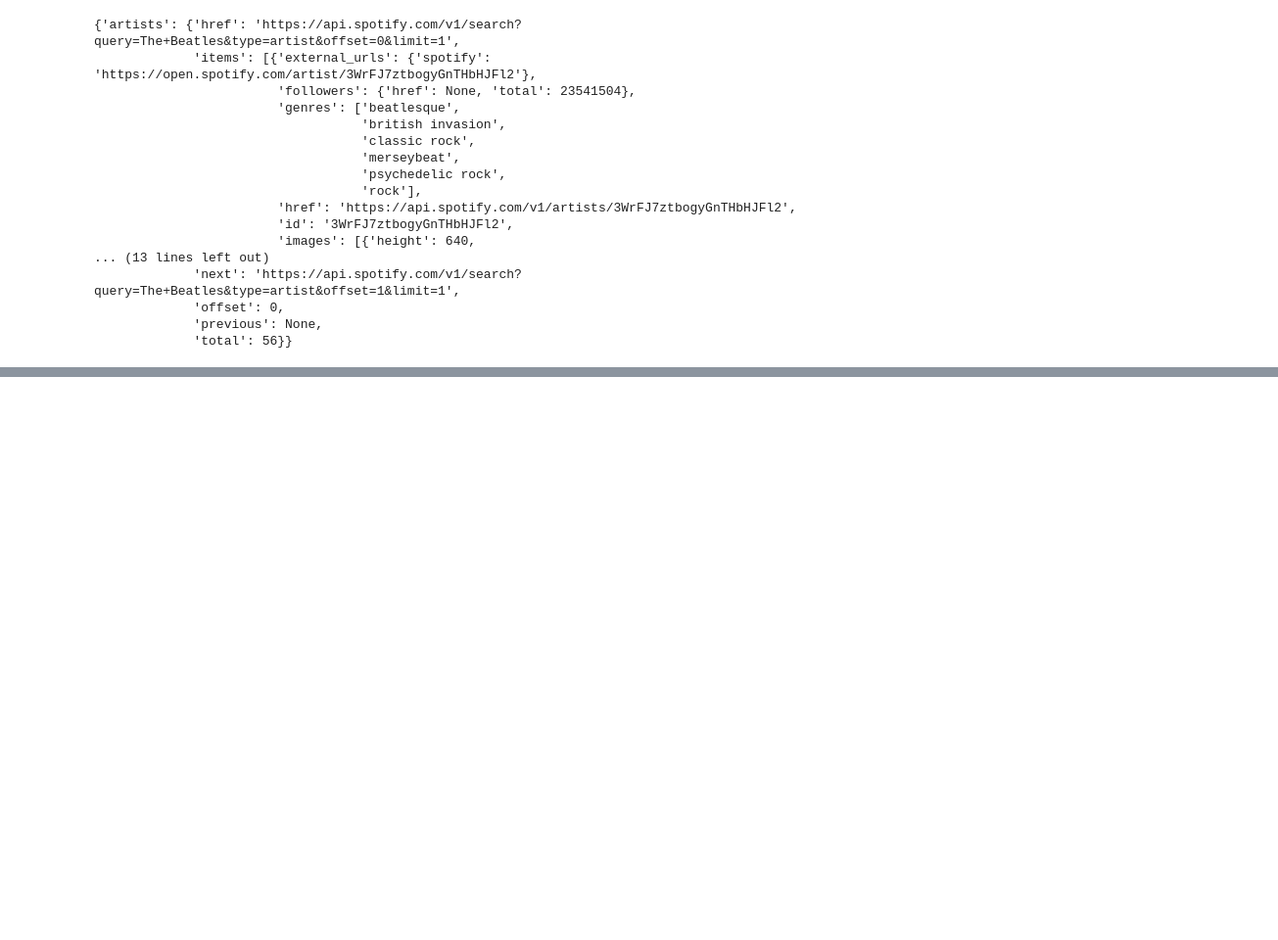
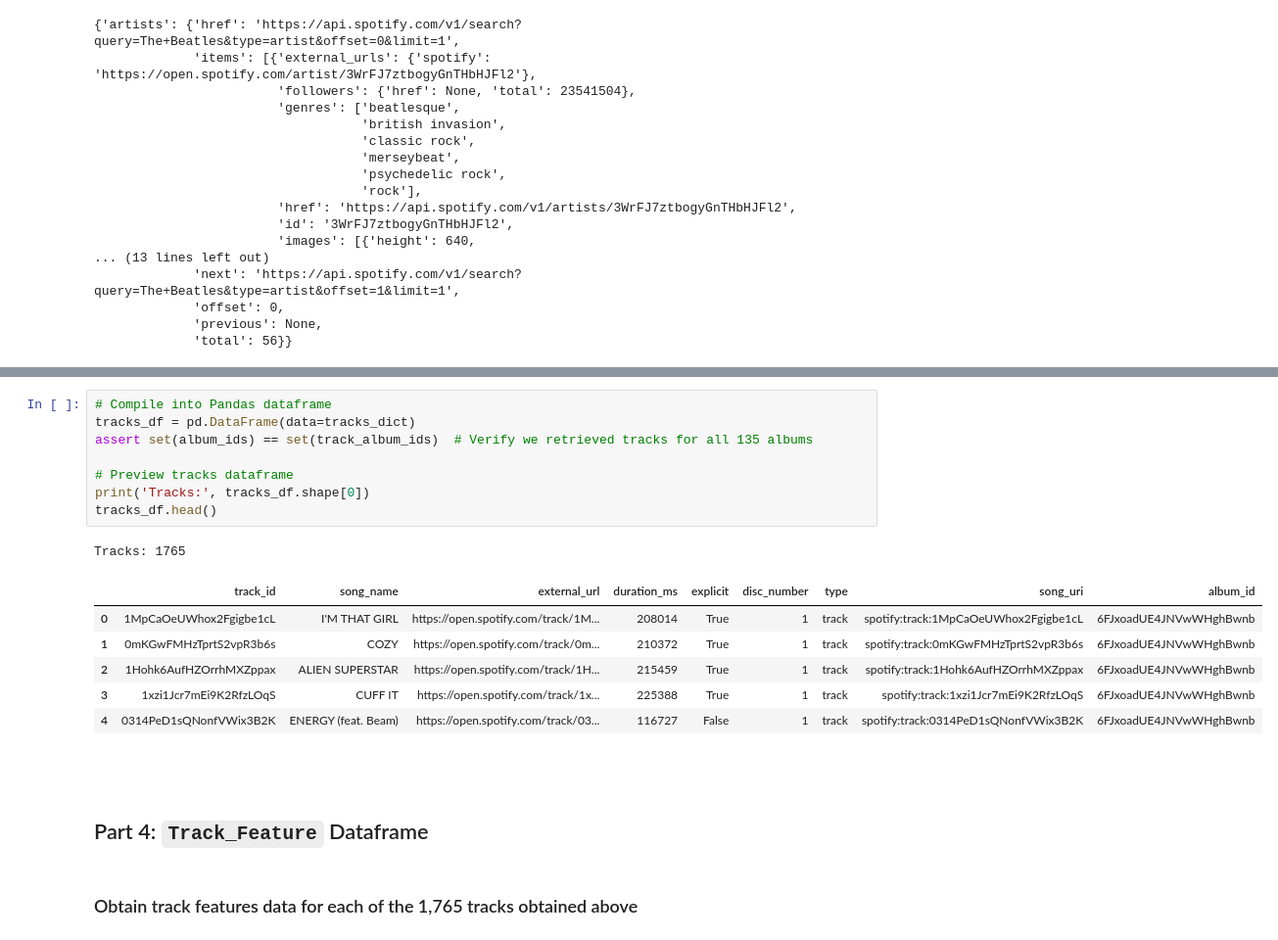
Before and after one commit to rjpost20/Onramp-Project, a Jupyter notebook: Project-Notebook.ipynb, the cells around one changed output, grey strips where cells are left out. Shown at 98% size. Cells and saved outputs as stored; diff of their text form; blank space fills up the shorter version.

```diff
--- a/Project-Notebook.ipynb
+++ b/Project-Notebook.ipynb
@@ -292,0 +372,22 @@ albums_df
+# %%
+# Compile into Pandas dataframe
+tracks_df = pd.DataFrame(data=tracks_dict)
+assert set(album_ids) == set(track_album_ids)  # Verify we retrieved tracks for all 135 albums
+
+# Preview tracks dataframe
+print('Tracks:', tracks_df.shape[0])
+tracks_df.head()
+# %% [output]
+Tracks: 1765
+|  | track_id | song_name | external_url | duration_ms | explicit | disc_number | type | song_uri | album_id |
+| 0 | 1MpCaOeUWhox2Fgigbe1cL | I'M THAT GIRL | https://open.spotify.com/track/1M... | 208014 | True | 1 | track | spotify:track:1MpCaOeUWhox2Fgigbe1cL | 6FJxoadUE4JNVwWHghBwnb |
+| 1 | 0mKGwFMHzTprtS2vpR3b6s | COZY | https://open.spotify.com/track/0m... | 210372 | True | 1 | track | spotify:track:0mKGwFMHzTprtS2vpR3b6s | 6FJxoadUE4JNVwWHghBwnb |
+| 2 | 1Hohk6AufHZOrrhMXZppax | ALIEN SUPERSTAR | https://open.spotify.com/track/1H... | 215459 | True | 1 | track | spotify:track:1Hohk6AufHZOrrhMXZppax | 6FJxoadUE4JNVwWHghBwnb |
+| 3 | 1xzi1Jcr7mEi9K2RfzLOqS | CUFF IT | https://open.spotify.com/track/1x... | 225388 | True | 1 | track | spotify:track:1xzi1Jcr7mEi9K2RfzLOqS | 6FJxoadUE4JNVwWHghBwnb |
+| 4 | 0314PeD1sQNonfVWix3B2K | ENERGY (feat. Beam) | https://open.spotify.com/track/03... | 116727 | False | 1 | track | spotify:track:0314PeD1sQNonfVWix3B2K | 6FJxoadUE4JNVwWHghBwnb |
+# %% [markdown]
+<br>
+# %% [markdown]
+## Part 4: `Track_Feature` Dataframe
+# %% [markdown]
+### Obtain track features data for each of the 1,765 tracks obtained above
```
Also changed, not shown: parts of 33 cells of this notebook.
